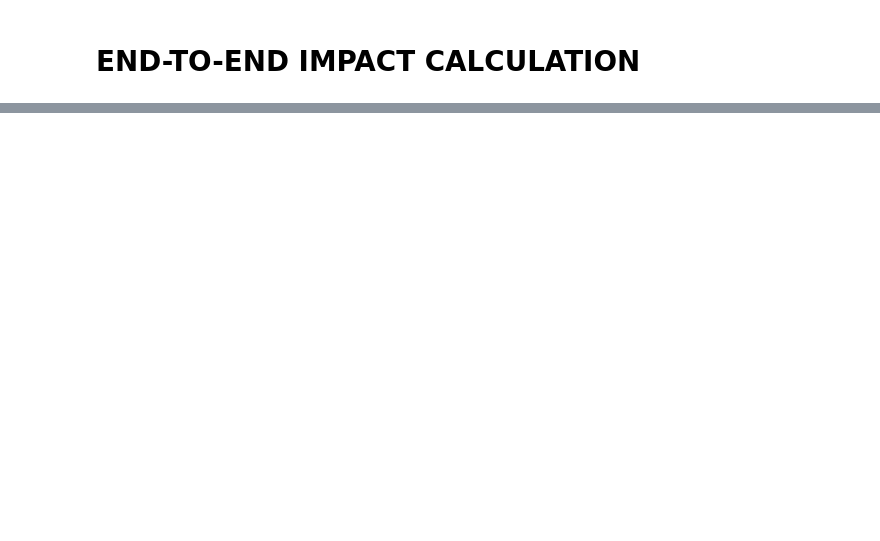
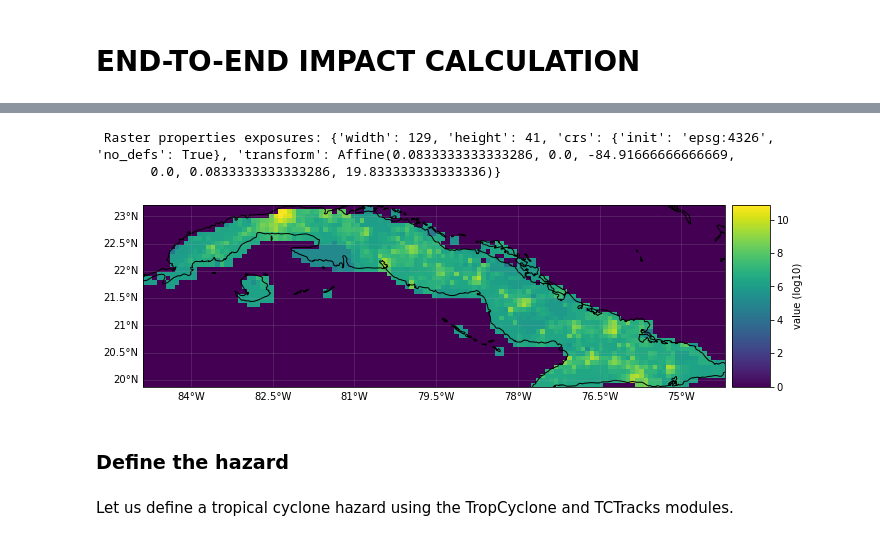
Before and after one commit to emanuel-schmid/climada_python_backup, a Jupyter notebook: doc/tutorial/climada_engine_Impact.ipynb, the cells around one changed output, grey strips where cells are left out. Cells and saved outputs as stored; diff of their text form; code cells hidden in the pictures; blank space fills up the shorter version.

```diff
--- a/doc/tutorial/climada_engine_Impact.ipynb
+++ b/doc/tutorial/climada_engine_Impact.ipynb
@@ -170,0 +83,13 @@ The expected annual impact per exposure can be visualized through different meth
+# %%
+# Exposure from the module Litpop
+# Note that the file gpw_v4_population_count_rev11_2015_30_sec.tif must be downloaded (do not forget to unzip) if
+# you want to execute this cell on your computer.
+
+%matplotlib inline
+import numpy as np
+from climada.entity import LitPop
+
+# Cuba with resolution 10km and financial_mode = income group.
+exp_lp = LitPop()
+exp_lp.set_country(countries=['CUB'], res_km=10, fin_mode='income_group')
+exp_lp.check()
@@ -170,0 +125,6 @@ The expected annual impact per exposure can be visualized through different meth
+# %%
+# not needed for impact calculations
+# visualize the define exposure
+exp_lp.plot_raster()
+print('\n Raster properties exposures:', exp_lp.meta)
+# %% [output]
@@ -170,0 +132,7 @@ The expected annual impact per exposure can be visualized through different meth
+ Raster properties exposures: {'width': 129, 'height': 41, 'crs': {'init': 'epsg:4326', 'no_defs': True}, 'transform': Affine(0.0833333333333286, 0.0, -84.91666666666669,
+       0.0, 0.0833333333333286, 19.833333333333336)}
+[figure, added]
+# %% [markdown]
+### Define the hazard
+# %% [markdown]
+Let us define a tropical cyclone hazard using the TropCyclone and TCTracks modules.
```
Also changed, not shown: parts of 62 cells of this notebook, 4 other files.
